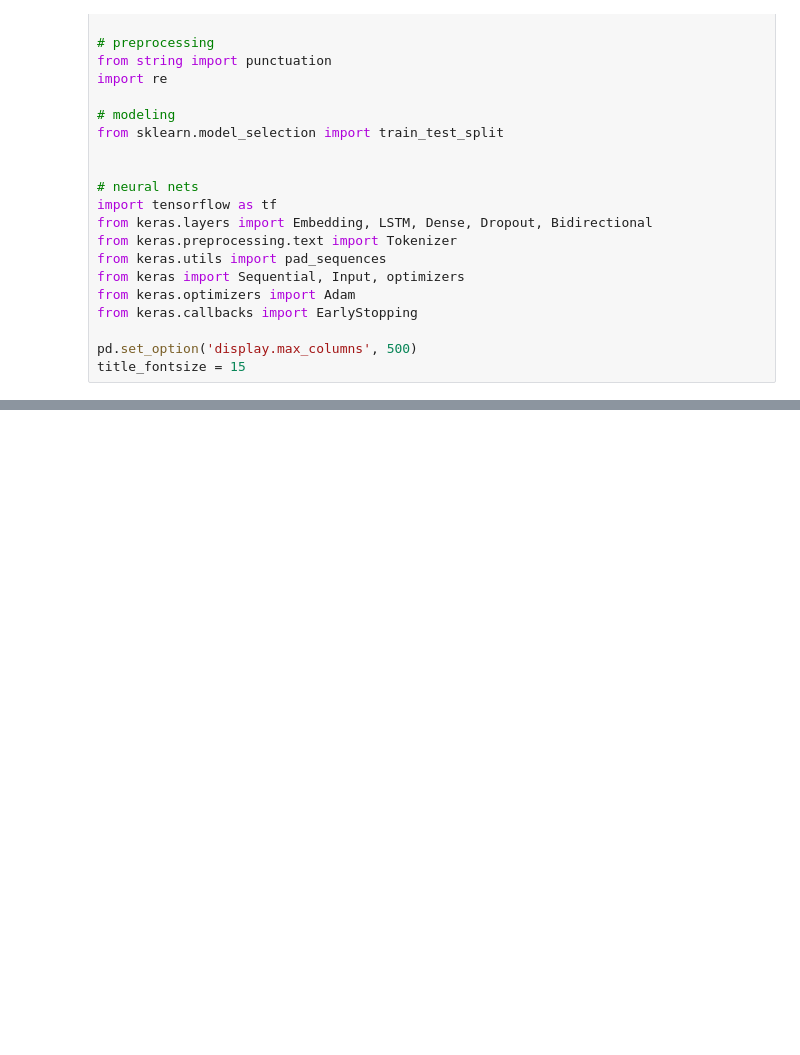
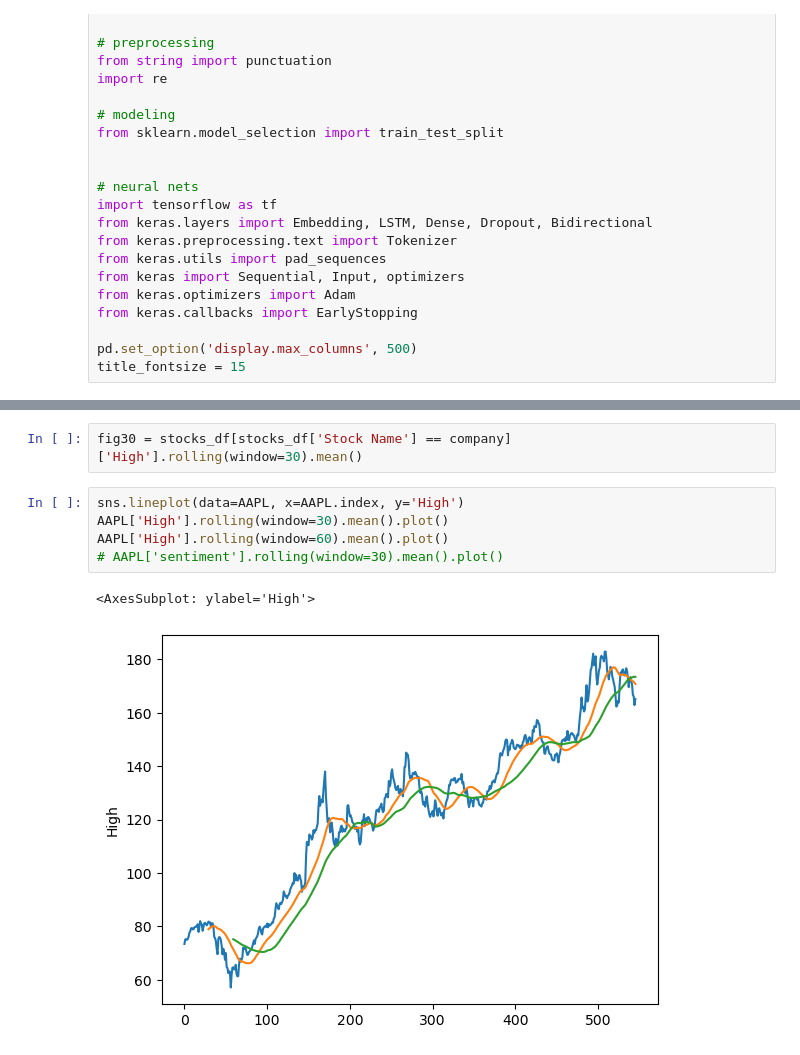
Before and after one commit to danielosetiawan/NLP_sentiment_analysis, a Jupyter notebook: Stocks.ipynb, the cells around one changed output, grey strips where cells are left out. Drawn from its saved outputs; the diff is of its cells as text; blank space fills up the shorter version.

```diff
--- a/Stocks.ipynb
+++ b/Stocks.ipynb
@@ -80,0 +194,10 @@ Name: 238, dtype: object
+# %%
+fig30 = stocks_df[stocks_df['Stock Name'] == company]['High'].rolling(window=30).mean()
+# %%
+sns.lineplot(data=AAPL, x=AAPL.index, y='High')
+AAPL['High'].rolling(window=30).mean().plot()
+AAPL['High'].rolling(window=60).mean().plot()
+# AAPL['sentiment'].rolling(window=30).mean().plot()
+# %% [output]
+<AxesSubplot: ylabel='High'>
+[figure, added]
```
Also changed, not shown: parts of 23 cells of this notebook, 11 other files.
